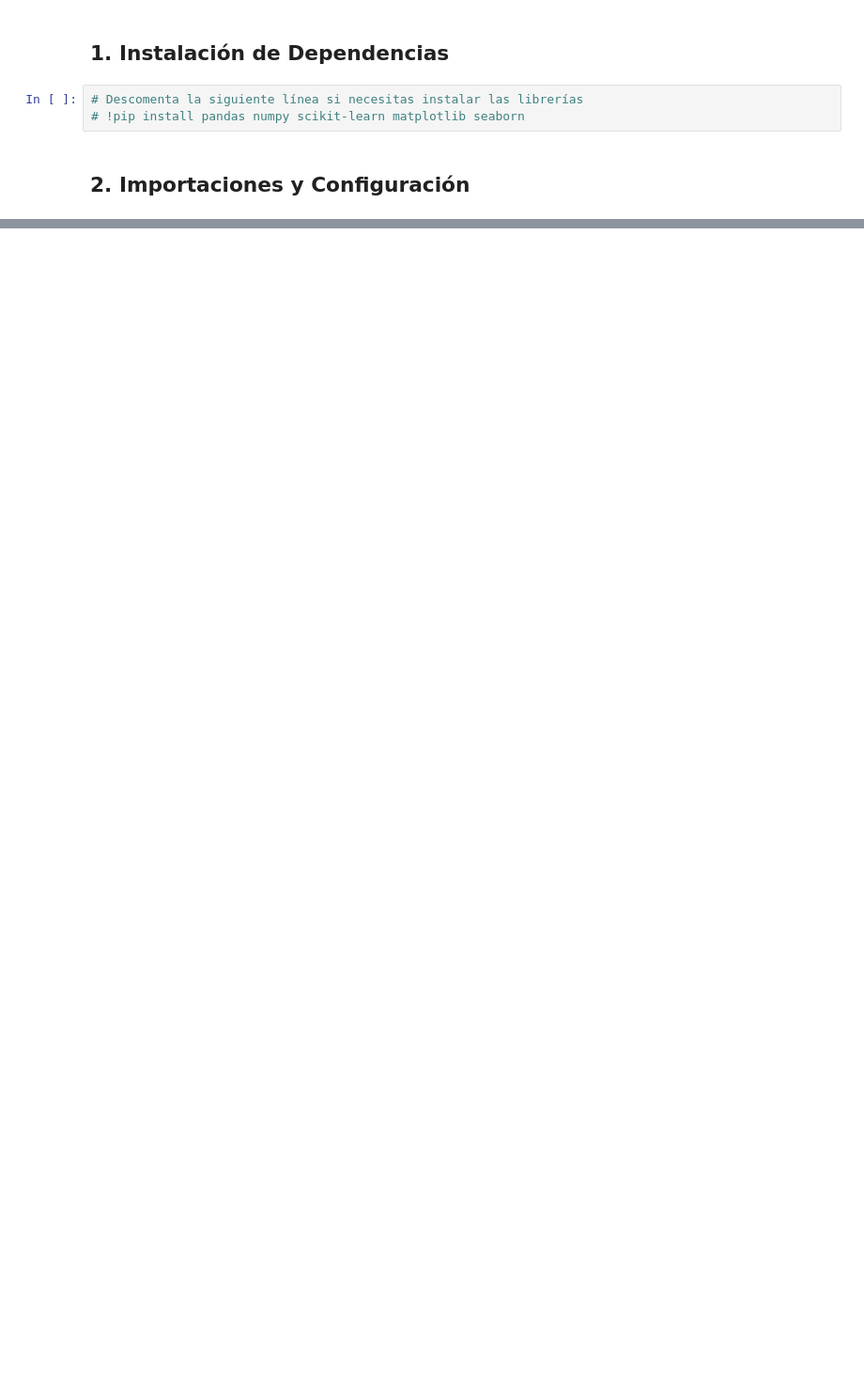
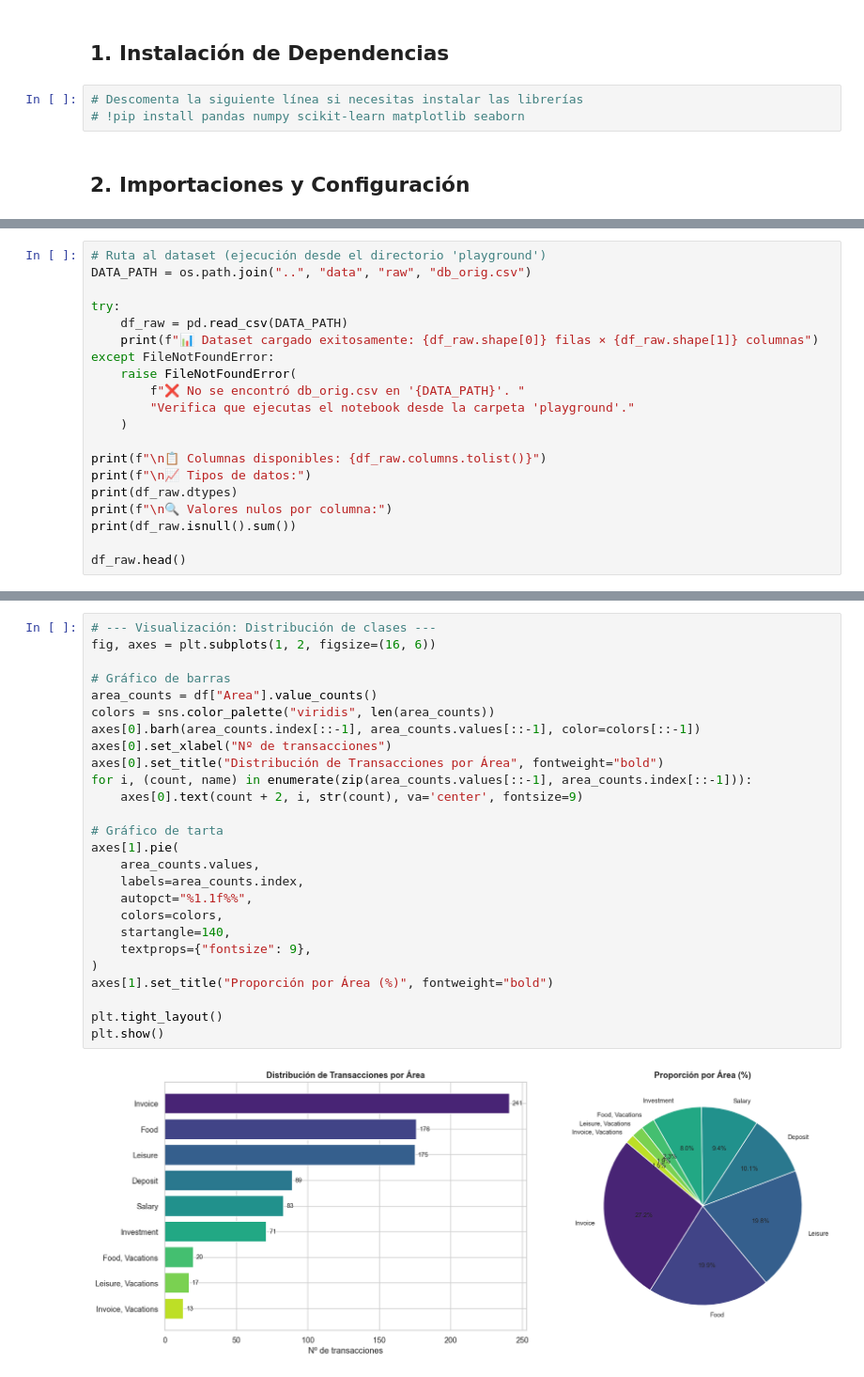
Before and after one commit to Di3g0E/P2_AP-IA, a Jupyter notebook: playground/nlp_area_classifier.ipynb, the cells around one changed output, grey strips where cells are left out. Shown at 94% size. Drawn from its saved outputs; the diff is of its cells as text; blank space fills up the shorter version.

Commit message:
add NLP area classification notebooks and result images, and update README setup instructions.

```diff
--- a/playground/nlp_area_classifier.ipynb
+++ b/playground/nlp_area_classifier.ipynb
@@ -205,0 +77,20 @@ for text, p in zip(test_samples, preds):
+# %%
+# Ruta al dataset (ejecución desde el directorio 'playground')
+DATA_PATH = os.path.join("..", "data", "raw", "db_orig.csv")
+
+try:
+    df_raw = pd.read_csv(DATA_PATH)
+    print(f"📊 Dataset cargado exitosamente: {df_raw.shape[0]} filas × {df_raw.shape[1]} columnas")
+except FileNotFoundError:
+    raise FileNotFoundError(
+        f"❌ No se encontró db_orig.csv en '{DATA_PATH}'. "
+        "Verifica que ejecutas el notebook desde la carpeta 'playground'."
+    )
+
+print(f"\n📋 Columnas disponibles: {df_raw.columns.tolist()}")
+print(f"\n📈 Tipos de datos:")
+print(df_raw.dtypes)
+print(f"\n🔍 Valores nulos por columna:")
+print(df_raw.isnull().sum())
+
+df_raw.head()
@@ -205,0 +145,28 @@ for text, p in zip(test_samples, preds):
+# %%
+# --- Visualización: Distribución de clases ---
+fig, axes = plt.subplots(1, 2, figsize=(16, 6))
+
+# Gráfico de barras
+area_counts = df["Area"].value_counts()
+colors = sns.color_palette("viridis", len(area_counts))
+axes[0].barh(area_counts.index[::-1], area_counts.values[::-1], color=colors[::-1])
+axes[0].set_xlabel("Nº de transacciones")
+axes[0].set_title("Distribución de Transacciones por Área", fontweight="bold")
+for i, (count, name) in enumerate(zip(area_counts.values[::-1], area_counts.index[::-1])):
+    axes[0].text(count + 2, i, str(count), va='center', fontsize=9)
+
+# Gráfico de tarta
+axes[1].pie(
+    area_counts.values,
+    labels=area_counts.index,
+    autopct="%1.1f%%",
+    colors=colors,
+    startangle=140,
+    textprops={"fontsize": 9},
+)
+axes[1].set_title("Proporción por Área (%)", fontweight="bold")
+
+plt.tight_layout()
+plt.show()
+# %% [output]
+[figure, added]
```
Also changed, not shown: parts of 50 cells of this notebook, 5 other files.
